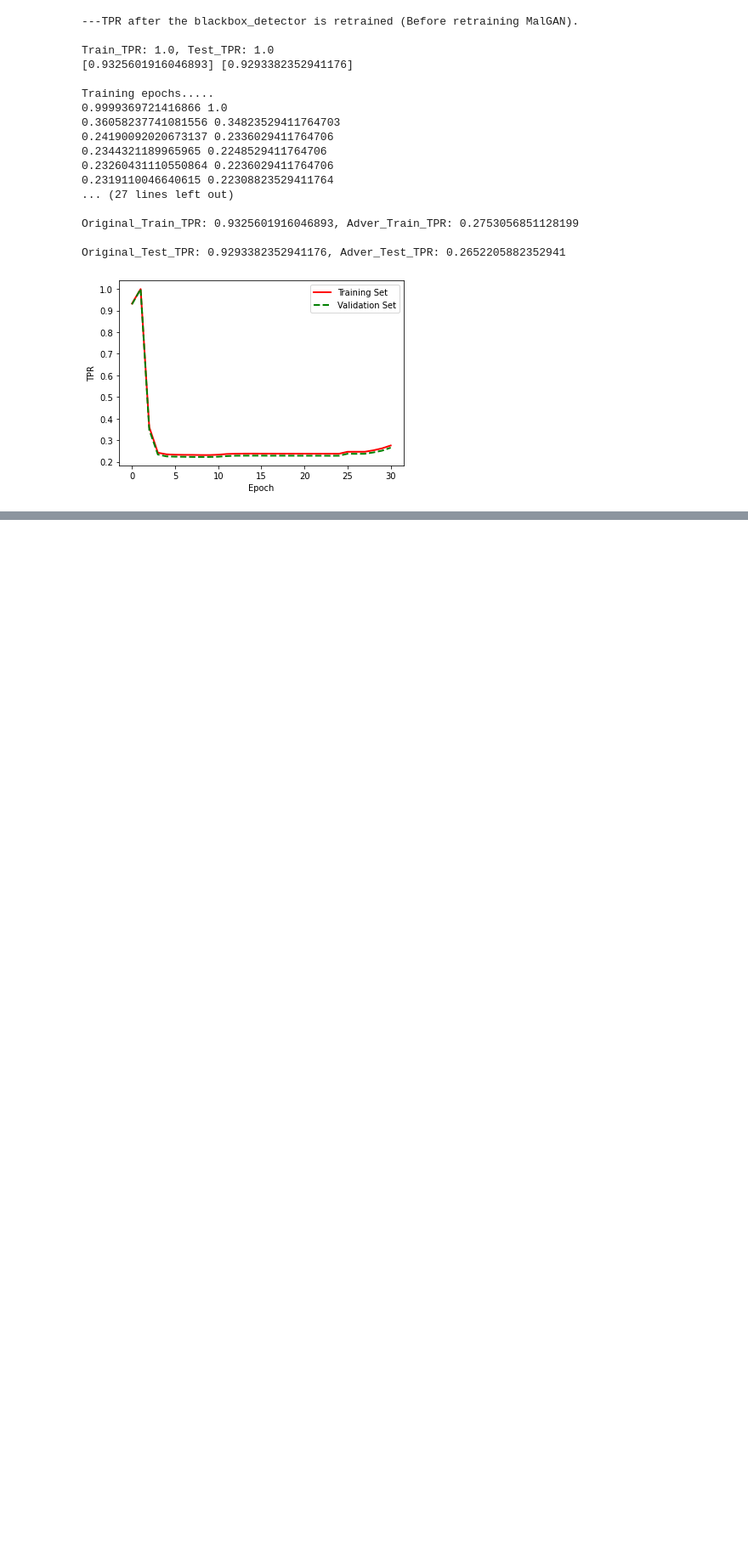
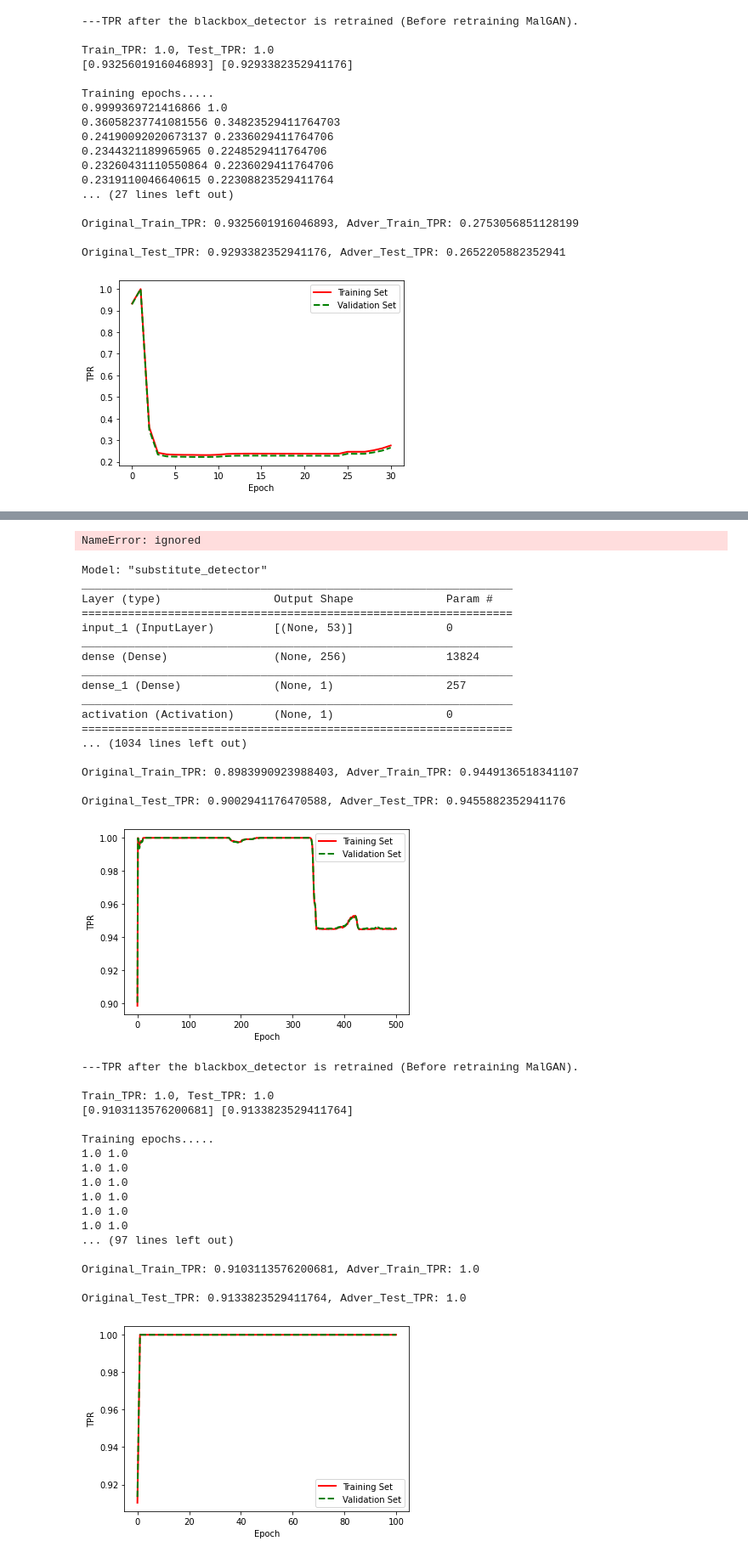
Before and after one commit to danhlk/Bot_GAN, a Jupyter notebook: Bot_GAN.ipynb, the cells around one changed output, grey strips where cells are left out. Shown at 85% size. Saved outputs shown, nothing was run; the diff lists cells and outputs as text; code cells hidden in the pictures; blank space fills up the shorter version.

```diff
--- a/Bot_GAN.ipynb
+++ b/Bot_GAN.ipynb
@@ -74,6 +75,8 @@ class BotGAN():
                                 learning_rate_init=.1)
         elif self.blackbox == 'GBC':
             blackbox_detector = GradientBoostingClassifier(learning_rate=0.01, n_estimators=100, random_state=1)
+        elif self.blackbox == 'KNC':
+            blackbox_detector = KNeighborsClassifier(n_neighbors=10)
         #elif self.blackbox == 'VOTE':
         #    blackbox_detector = VOTEClassifier()
 
@@ -528,0 +495,49 @@ Original_Test_TPR: 0.9469117647058823, Adver_Test_TPR: 1.0
+# %%
+botgan_KNC = BotGAN(blackbox='KNC')
+botgan_KNC.train(epochs=100, batch_size=4096)
+botgan_KNC.retrain_blackbox_detector()
+botgan_KNC.train(epochs=30, batch_size=4096, is_first=False)
+# %% [output]
+NameError: ignored
+# %%
+botgan_RF_0 = BotGAN(blackbox='RF', same_train_data=0)
+botgan_RF_0.train(epochs=500, batch_size=4096)
+botgan_RF_0.retrain_blackbox_detector()
+botgan_RF_0.train(epochs=100, batch_size=4096, is_first=False)
+# %% [output]
+Model: "substitute_detector"
+_________________________________________________________________
+Layer (type)                 Output Shape              Param #
+=================================================================
+input_1 (InputLayer)         [(None, 53)]              0
+_________________________________________________________________
+dense (Dense)                (None, 256)               13824
+_________________________________________________________________
+dense_1 (Dense)              (None, 1)                 257
+_________________________________________________________________
+activation (Activation)      (None, 1)                 0
+=================================================================
+... (1034 lines left out)
+
+Original_Train_TPR: 0.8983990923988403, Adver_Train_TPR: 0.9449136518341107
+
+Original_Test_TPR: 0.9002941176470588, Adver_Test_TPR: 0.9455882352941176
+[figure, added]
+---TPR after the blackbox_detector is retrained (Before retraining MalGAN).
+
+Train_TPR: 1.0, Test_TPR: 1.0
+[0.9103113576200681] [0.9133823529411764]
+
+Training epochs.....
+1.0 1.0
+1.0 1.0
+1.0 1.0
+1.0 1.0
+1.0 1.0
+1.0 1.0
+... (97 lines left out)
+
+Original_Train_TPR: 0.9103113576200681, Adver_Train_TPR: 1.0
+
+Original_Test_TPR: 0.9133823529411764, Adver_Test_TPR: 1.0
+[figure, added]
```
Also changed, not shown: parts of 3 cells of this notebook.
